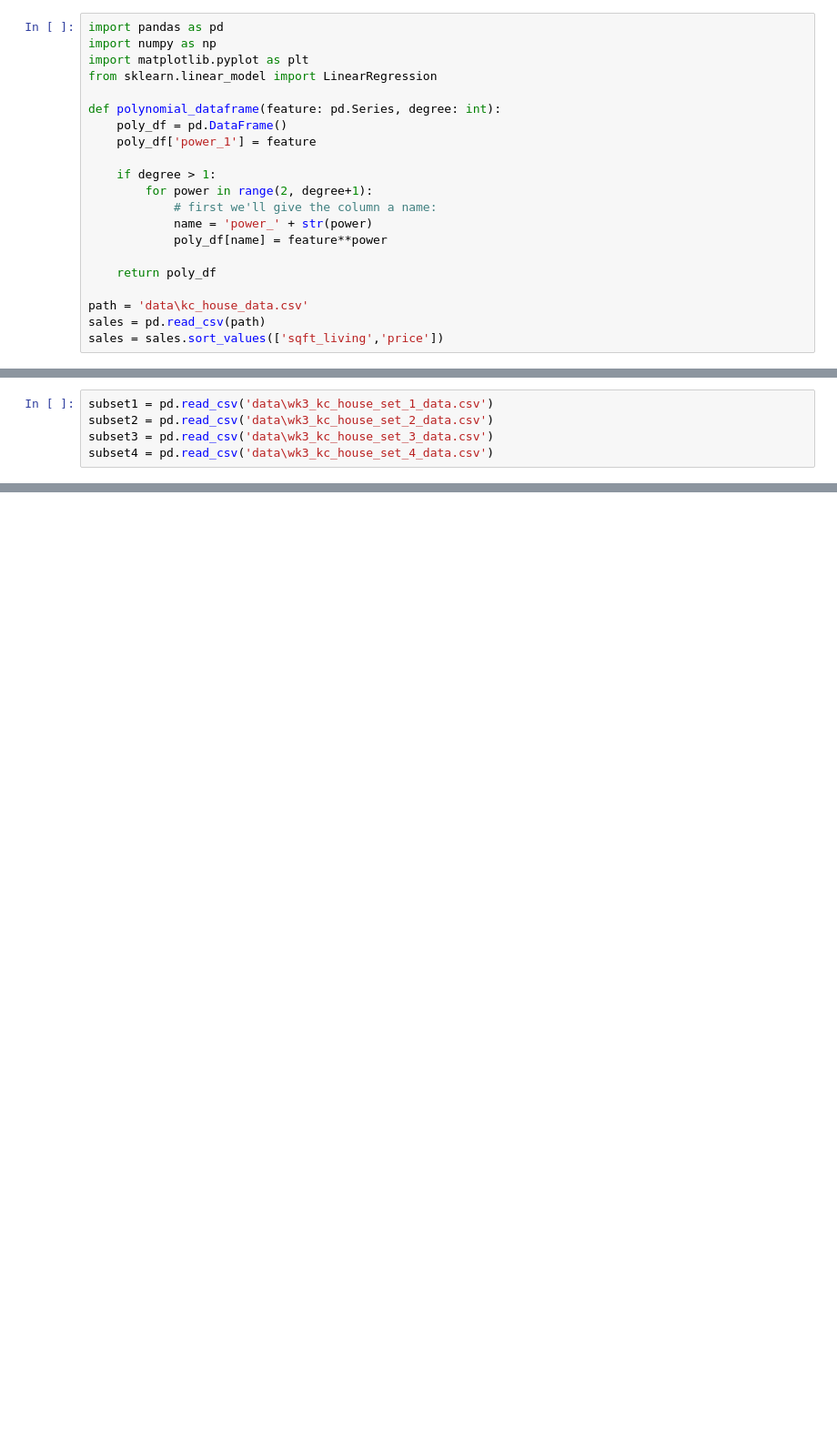
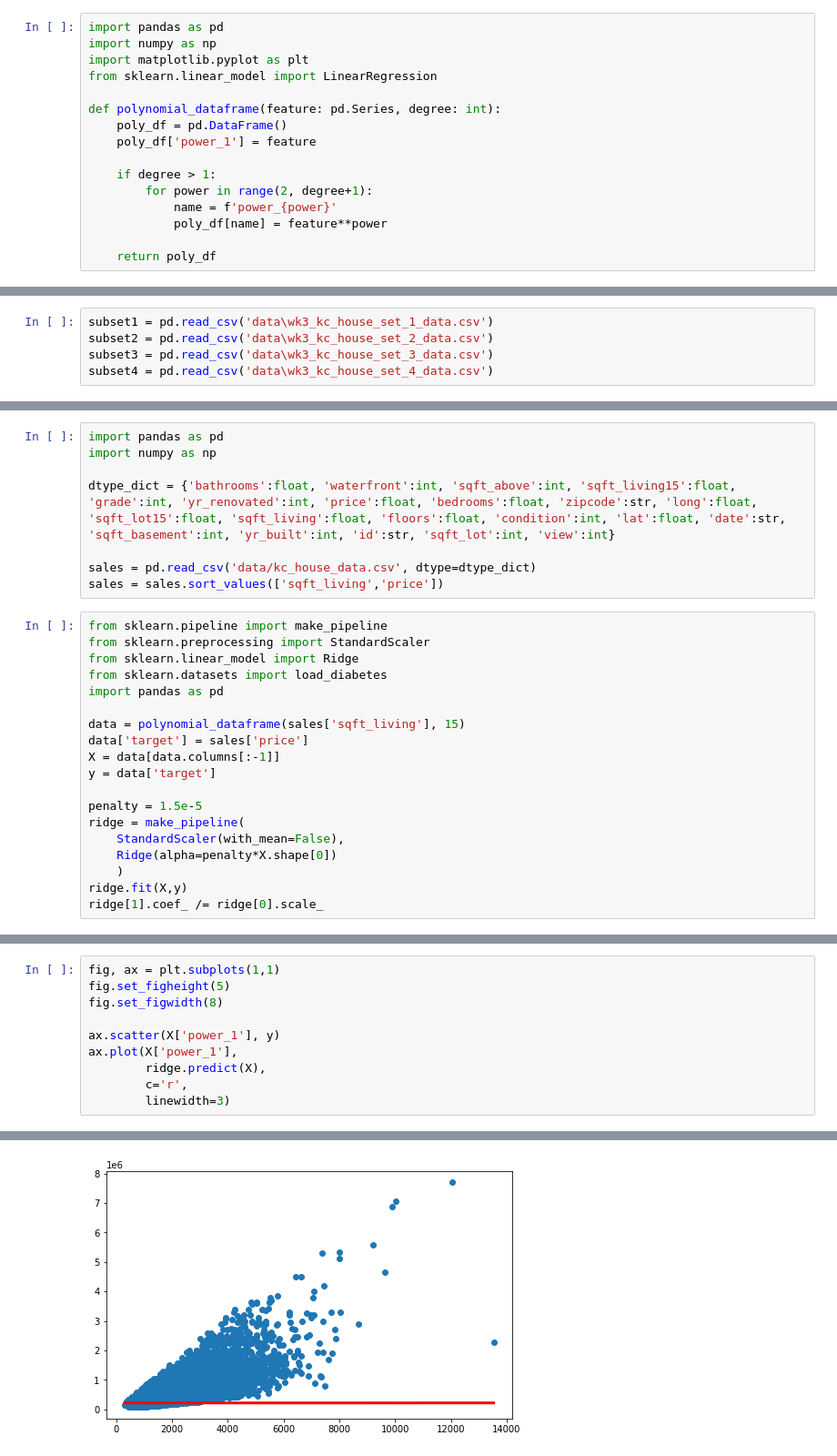
Before and after one commit to Mierva/Polynomial_regression, a Jupyter notebook: polynomial_regression.ipynb, the cells around one changed output, grey strips where cells are left out. Shown at 91% size. Drawn from its saved outputs; the diff is of its cells as text; blank space fills up the shorter version.

Commit message:
final polyreg with CV and pipeline

```diff
--- a/polynomial_regression.ipynb
+++ b/polynomial_regression.ipynb
@@ -10,12 +10,7 @@ def polynomial_dataframe(feature: pd.Series, degree: int):
 
     if degree > 1:
         for power in range(2, degree+1):
-            # first we'll give the column a name:
-            name = 'power_' + str(power)
+            name = f'power_{power}'
             poly_df[name] = feature**power
 
     return poly_df
-
-path = 'data\kc_house_data.csv'
-sales = pd.read_csv(path)
-sales = sales.sort_values(['sqft_living','price'])
@@ -170,0 +198,27 @@ plt.plot(poly4_data[f'power_{degree}'],
+# %%
+import pandas as pd
+import numpy as np
+
+dtype_dict = {'bathrooms':float, 'waterfront':int, 'sqft_above':int, 'sqft_living15':float, 'grade':int, 'yr_renovated':int, 'price':float, 'bedrooms':float, 'zipcode':str, 'long':float, 'sqft_lot15':float, 'sqft_living':float, 'floors':float, 'condition':int, 'lat':float, 'date':str, 'sqft_basement':int, 'yr_built':int, 'id':str, 'sqft_lot':int, 'view':int}
+
+sales = pd.read_csv('data/kc_house_data.csv', dtype=dtype_dict)
+sales = sales.sort_values(['sqft_living','price'])
+# %%
+from sklearn.pipeline import make_pipeline
+from sklearn.preprocessing import StandardScaler
+from sklearn.linear_model import Ridge
+from sklearn.datasets import load_diabetes
+import pandas as pd
+
+data = polynomial_dataframe(sales['sqft_living'], 15)
+data['target'] = sales['price']
+X = data[data.columns[:-1]]
+y = data['target']
+
+penalty = 1.5e-5
+ridge = make_pipeline(
+    StandardScaler(with_mean=False),
+    Ridge(alpha=penalty*X.shape[0])
+    )
+ridge.fit(X,y)
+ridge[1].coef_ /= ridge[0].scale_
@@ -170,0 +227,11 @@ plt.plot(poly4_data[f'power_{degree}'],
+# %%
+fig, ax = plt.subplots(1,1)
+fig.set_figheight(5)
+fig.set_figwidth(8)
+
+ax.scatter(X['power_1'], y)
+ax.plot(X['power_1'],
+        ridge.predict(X),
+        c='r',
+        linewidth=3)
+# %% [output]
@@ -170,0 +239 @@ plt.plot(poly4_data[f'power_{degree}'],
+[figure, added]
```
Also changed, not shown: parts of 35 cells of this notebook, 1 other file.
